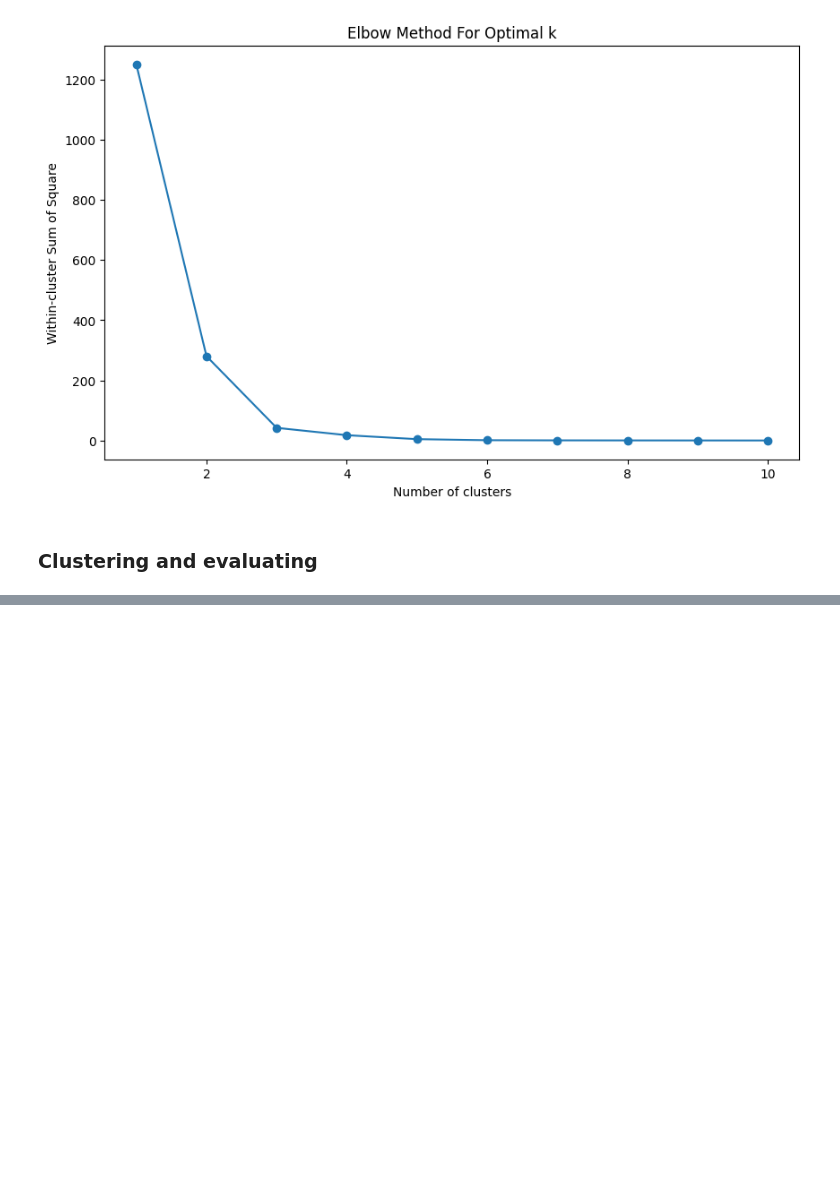
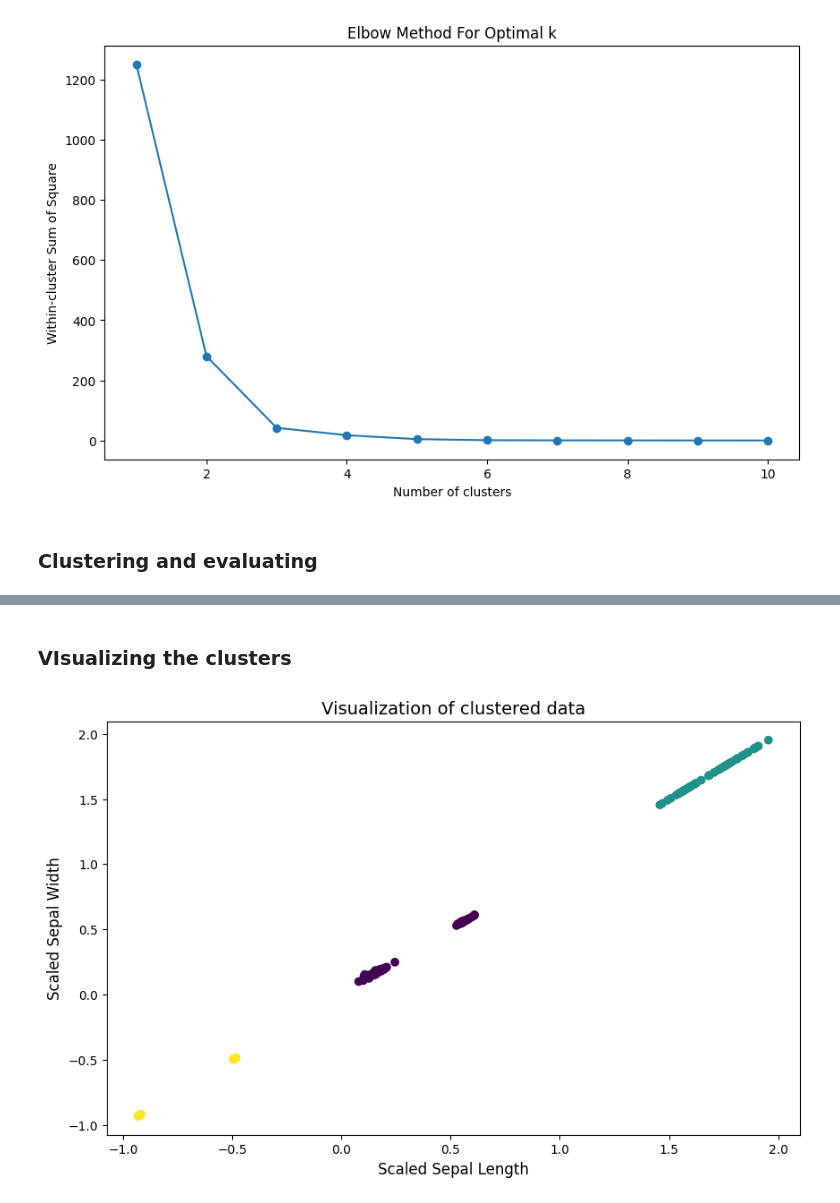
Before and after one commit to L-Anjo/IA23_G03, a Jupyter notebook: Projeto 2/Proj02.ipynb, the cells around one changed output, grey strips where cells are left out. Cells and saved outputs as stored; diff of their text form; code cells hidden in the pictures; blank space fills up the shorter version.

Commit message:
Visualizing the clusters

```diff
--- a/Projeto 2/Proj02.ipynb
+++ b/Projeto 2/Proj02.ipynb
@@ -193,0 +209,12 @@ ValueError: Mix of label input types (string and number)
+# %% [markdown]
+### VIsualizing the clusters
+# %%
+# Choose two dimensions to plot (e.g., sepal length and width)
+plt.figure(figsize=(10, 6))
+plt.scatter(scaled_market_data_no_missing[:,0], scaled_market_data_no_missing[:,1], c=adj_clusters, cmap='viridis', marker='o')
+plt.title('Visualization of clustered data', fontsize=14)
+plt.xlabel('Scaled Sepal Length', fontsize=12)
+plt.ylabel('Scaled Sepal Width', fontsize=12)
+plt.show()
+# %% [output]
+[figure, added]
```
Also changed, not shown: parts of 3 cells of this notebook.
